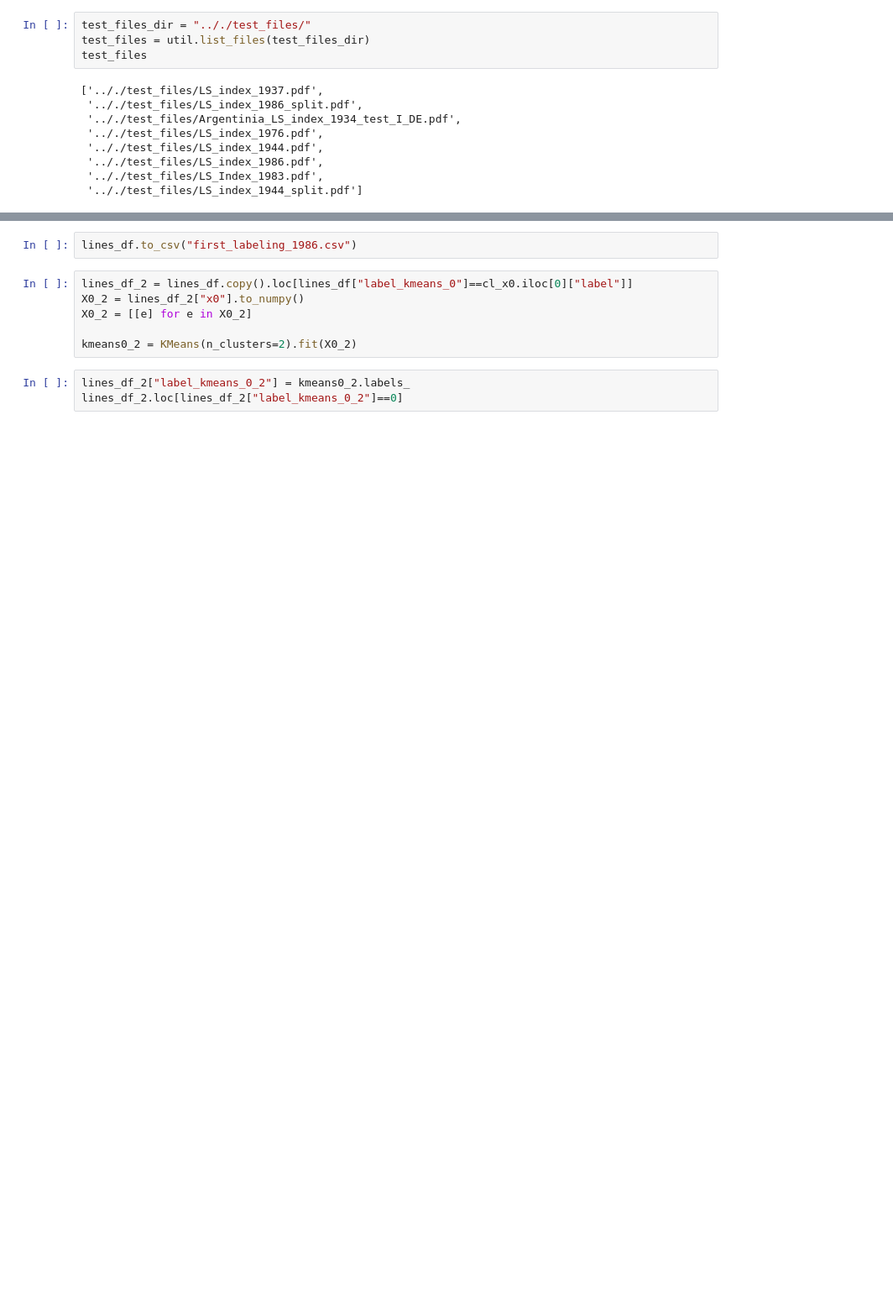
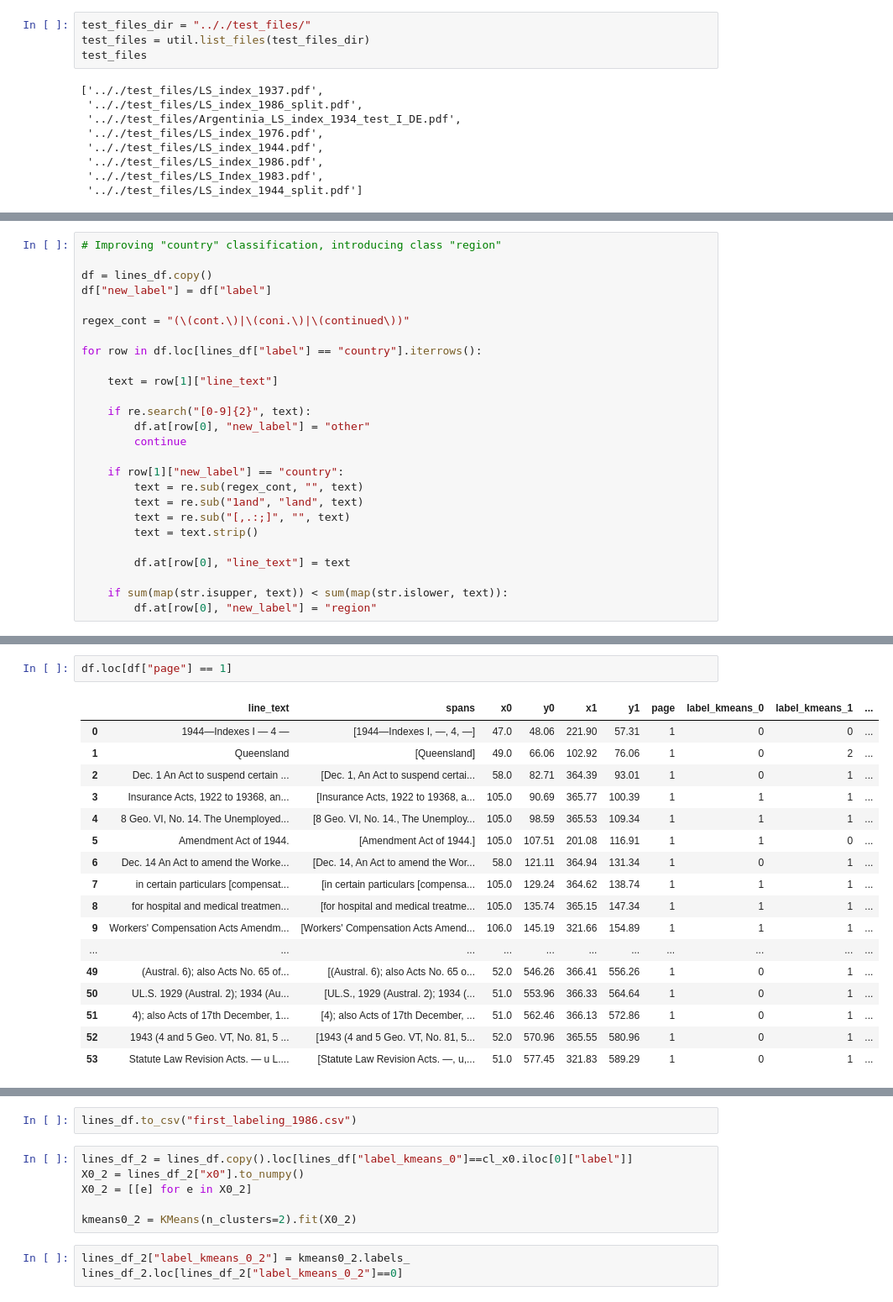
Before and after one commit to jeusa/indexex, a Jupyter notebook: code/index_extraction.ipynb, the cells around one changed output, grey strips where cells are left out. Shown at 84% size. Cells and saved outputs as stored; diff of their text form; blank space fills up the shorter version.

```diff
--- a/code/index_extraction.ipynb
+++ b/code/index_extraction.ipynb
@@ -91,0 +93,26 @@ lines_df.loc[lines_df["label"] == "start"]
+# %%
+# Improving "country" classification, introducing class "region"
+
+df = lines_df.copy()
+df["new_label"] = df["label"]
+
+regex_cont = "(\(cont.\)|\(coni.\)|\(continued\))"
+
+for row in df.loc[lines_df["label"] == "country"].iterrows():
+
+    text = row[1]["line_text"]
+
+    if re.search("[0-9]{2}", text):
+        df.at[row[0], "new_label"] = "other"
+        continue
+
+    if row[1]["new_label"] == "country":
+        text = re.sub(regex_cont, "", text)
+        text = re.sub("1and", "land", text)
+        text = re.sub("[,.:;]", "", text)
+        text = text.strip()
+
+        df.at[row[0], "line_text"] = text
+
+    if sum(map(str.isupper, text)) < sum(map(str.islower, text)):
+        df.at[row[0], "new_label"] = "region"
@@ -91,0 +132,20 @@ lines_df.loc[lines_df["label"] == "start"]
+# %%
+df.loc[df["page"] == 1]
+# %% [output]
+|  | line_text | spans | x0 | y0 | x1 | y1 | page | label_kmeans_0 | label_kmeans_1 | ... |
+| 0 | 1944—Indexes I — 4 — | [1944—Indexes I, —, 4, —] | 47.0 | 48.06 | 221.90 | 57.31 | 1 | 0 | 0 | ... |
+| 1 | Queensland | [Queensland] | 49.0 | 66.06 | 102.92 | 76.06 | 1 | 0 | 2 | ... |
+| 2 | Dec. 1 An Act to suspend certain ... | [Dec. 1, An Act to suspend certai... | 58.0 | 82.71 | 364.39 | 93.01 | 1 | 0 | 1 | ... |
+| 3 | Insurance Acts, 1922 to 19368, an... | [Insurance Acts, 1922 to 19368, a... | 105.0 | 90.69 | 365.77 | 100.39 | 1 | 1 | 1 | ... |
+| 4 | 8 Geo. VI, No. 14. The Unemployed... | [8 Geo. VI, No. 14., The Unemploy... | 105.0 | 98.59 | 365.53 | 109.34 | 1 | 1 | 1 | ... |
+| 5 | Amendment Act of 1944. | [Amendment Act of 1944.] | 105.0 | 107.51 | 201.08 | 116.91 | 1 | 1 | 0 | ... |
+| 6 | Dec. 14 An Act to amend the Worke... | [Dec. 14, An Act to amend the Wor... | 58.0 | 121.11 | 364.94 | 131.34 | 1 | 0 | 1 | ... |
+| 7 | in certain particulars [compensat... | [in certain particulars [compensa... | 105.0 | 129.24 | 364.62 | 138.74 | 1 | 1 | 1 | ... |
+| 8 | for hospital and medical treatmen... | [for hospital and medical treatme... | 105.0 | 135.74 | 365.15 | 147.34 | 1 | 1 | 1 | ... |
+| 9 | Workers' Compensation Acts Amendm... | [Workers' Compensation Acts Amend... | 106.0 | 145.19 | 321.66 | 154.89 | 1 | 1 | 1 | ... |
+| ... | ... | ... | ... | ... | ... | ... | ... | ... | ... | ... |
+| 49 | (Austral. 6); also Acts No. 65 of... | [(Austral. 6); also Acts No. 65 o... | 52.0 | 546.26 | 366.41 | 556.26 | 1 | 0 | 1 | ... |
+| 50 | UL.S. 1929 (Austral. 2); 1934 (Au... | [UL.S., 1929 (Austral. 2); 1934 (... | 51.0 | 553.96 | 366.33 | 564.64 | 1 | 0 | 1 | ... |
+| 51 | 4); also Acts of 17th December, 1... | [4); also Acts of 17th December, ... | 51.0 | 562.46 | 366.13 | 572.86 | 1 | 0 | 1 | ... |
+| 52 | 1943 (4 and 5 Geo. VT, No. 81, 5 ... | [1943 (4 and 5 Geo. VT, No. 81, 5... | 52.0 | 570.96 | 365.55 | 580.96 | 1 | 0 | 1 | ... |
+| 53 | Statute Law Revision Acts. — u L.... | [Statute Law Revision Acts. —, u,... | 51.0 | 577.45 | 321.83 | 589.29 | 1 | 0 | 1 | ... |
```
Also changed, not shown: parts of 9 cells of this notebook.
